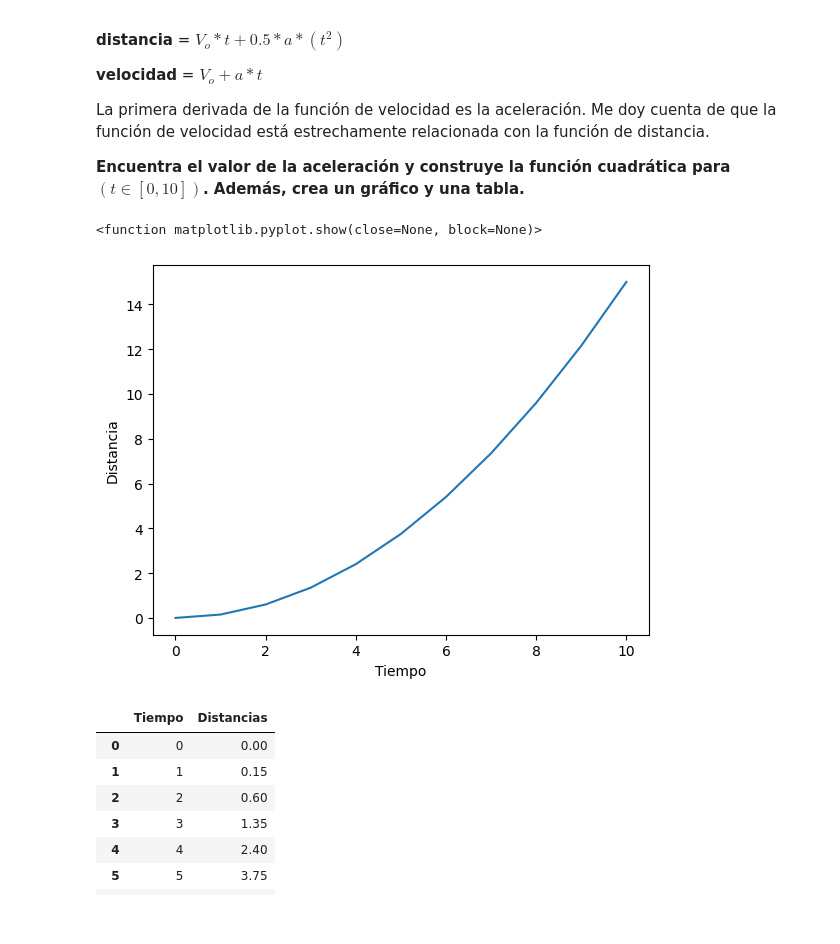
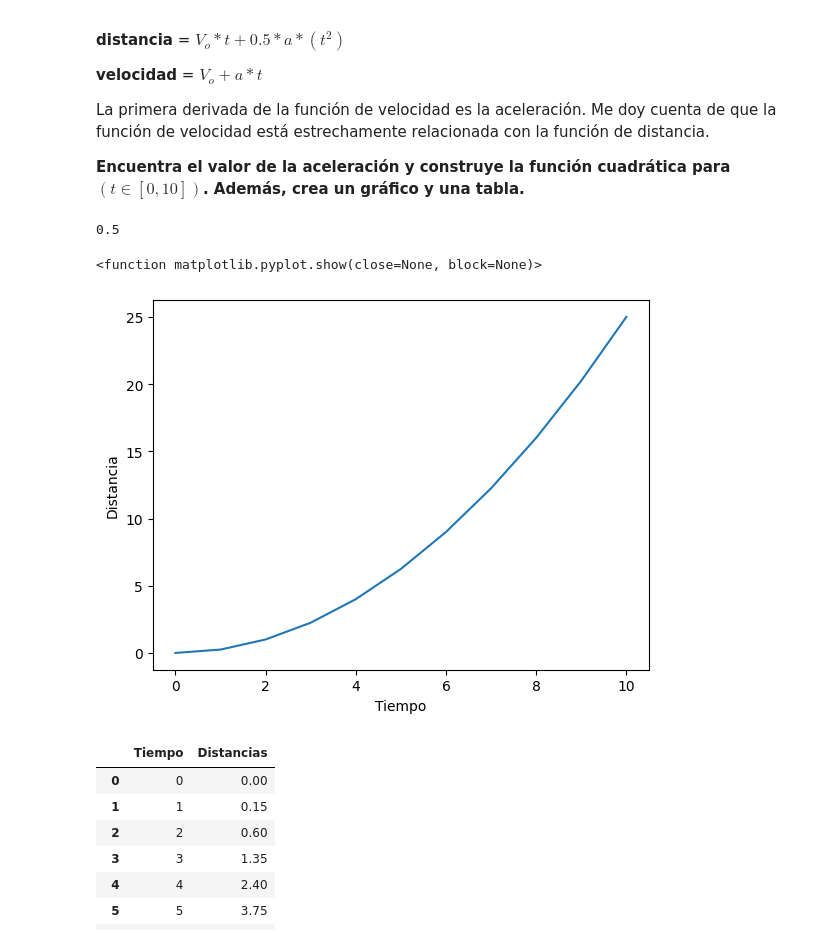
Before and after one commit to Jesuscastanedam/jesuscastanedam-calculus-and-algebra-problems-with-python, a Jupyter notebook: notebook/problems.es.ipynb, the cells around one changed output. Drawn from its saved outputs; the diff is of its cells as text; code cells hidden in the pictures.

```diff
--- a/notebook/problems.es.ipynb
+++ b/notebook/problems.es.ipynb
@@ -86,21 +86,23 @@ La primera derivada de la función de velocidad es la aceleración. Me doy cuent
 # %%
 # Define y grafica la función cuadrática
 
 
-a = (25-10)/(0.5*(10**2))
+a = 25/(0.5*(10**2))
 
 def d2(a):
     d2 = 0 + 0.5 * a * (t**2)
     return d2
 
+print(a)
 
 plt.plot(t,d2(a))
 plt.xlabel("Tiempo")
 plt.ylabel('Distancia')
 plt.show
 # %% [output]
-<function matplotlib.pyplot.show(close=None, block=None)>
+0.5
+<function matplotlib.pyplot.show(close=None, block=None)>
-[figure, old version]
+[figure, new version]
 # %%
 # Crea un DataFrame
 dt  = pd.DataFrame({'Tiempo' : t,
```
Also changed, not shown: parts of 4 cells of this notebook.
